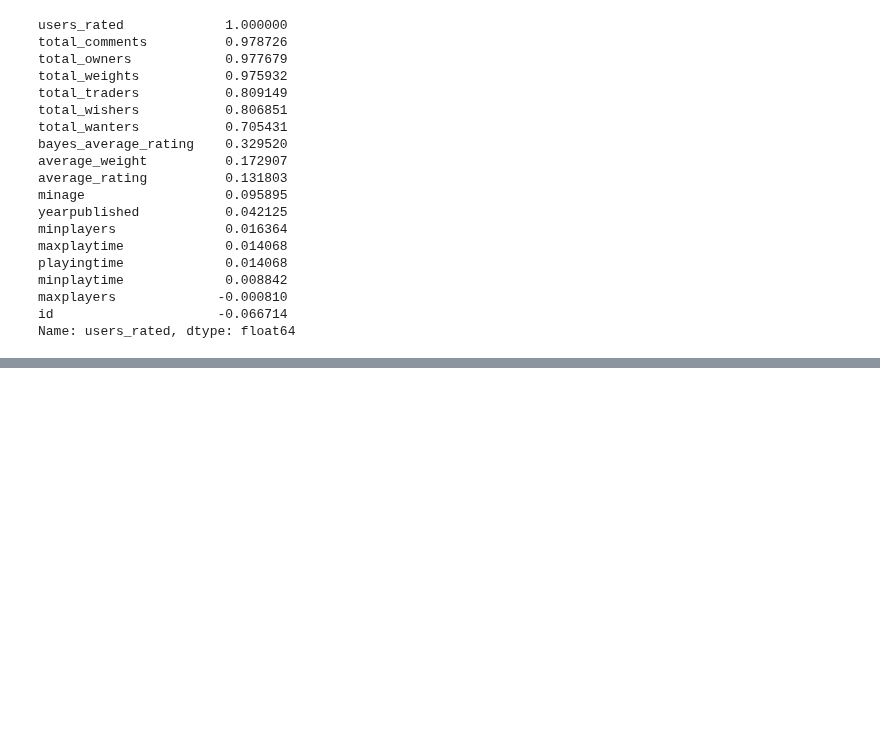
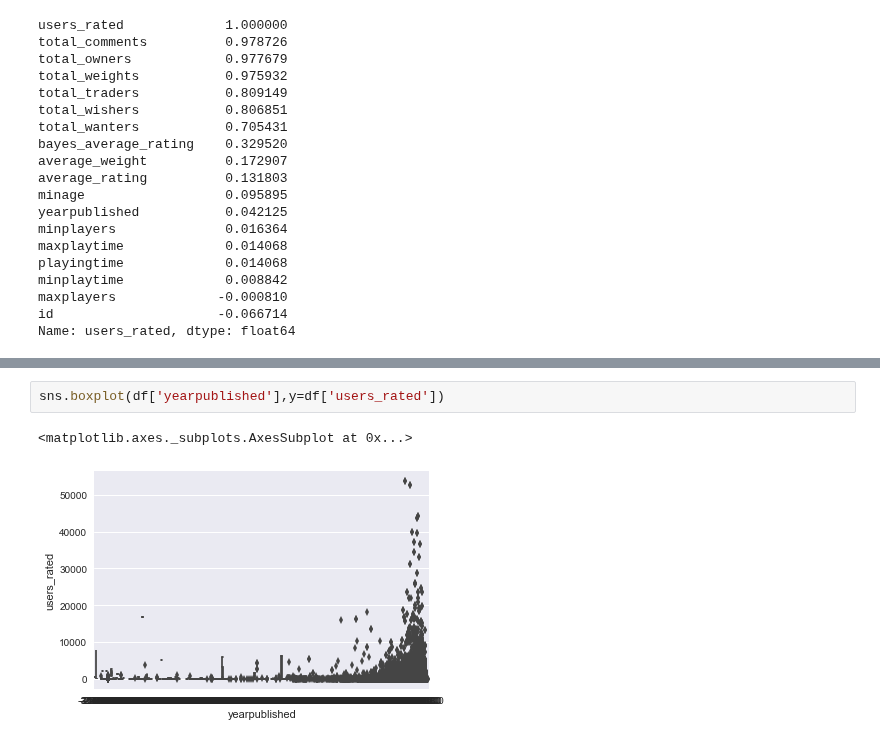
Before and after one commit to Lakshhmi/Code-Practice, a Jupyter notebook: Data Analysis.ipynb, the cells around one changed output, grey strips where cells are left out. Drawn from its saved outputs; the diff is of its cells as text; blank space fills up the shorter version.

```diff
--- a/Data Analysis.ipynb
+++ b/Data Analysis.ipynb
@@ -242,0 +286,5 @@ sns.heatmap(correlation,square=True,annot=False,linewidths=0.8)
+# %%
+sns.boxplot(df['yearpublished'],y=df['users_rated'])
+# %% [output]
+<matplotlib.axes._subplots.AxesSubplot at 0x...>
+[figure, added]
```
Also changed, not shown: parts of 10 cells of this notebook.
